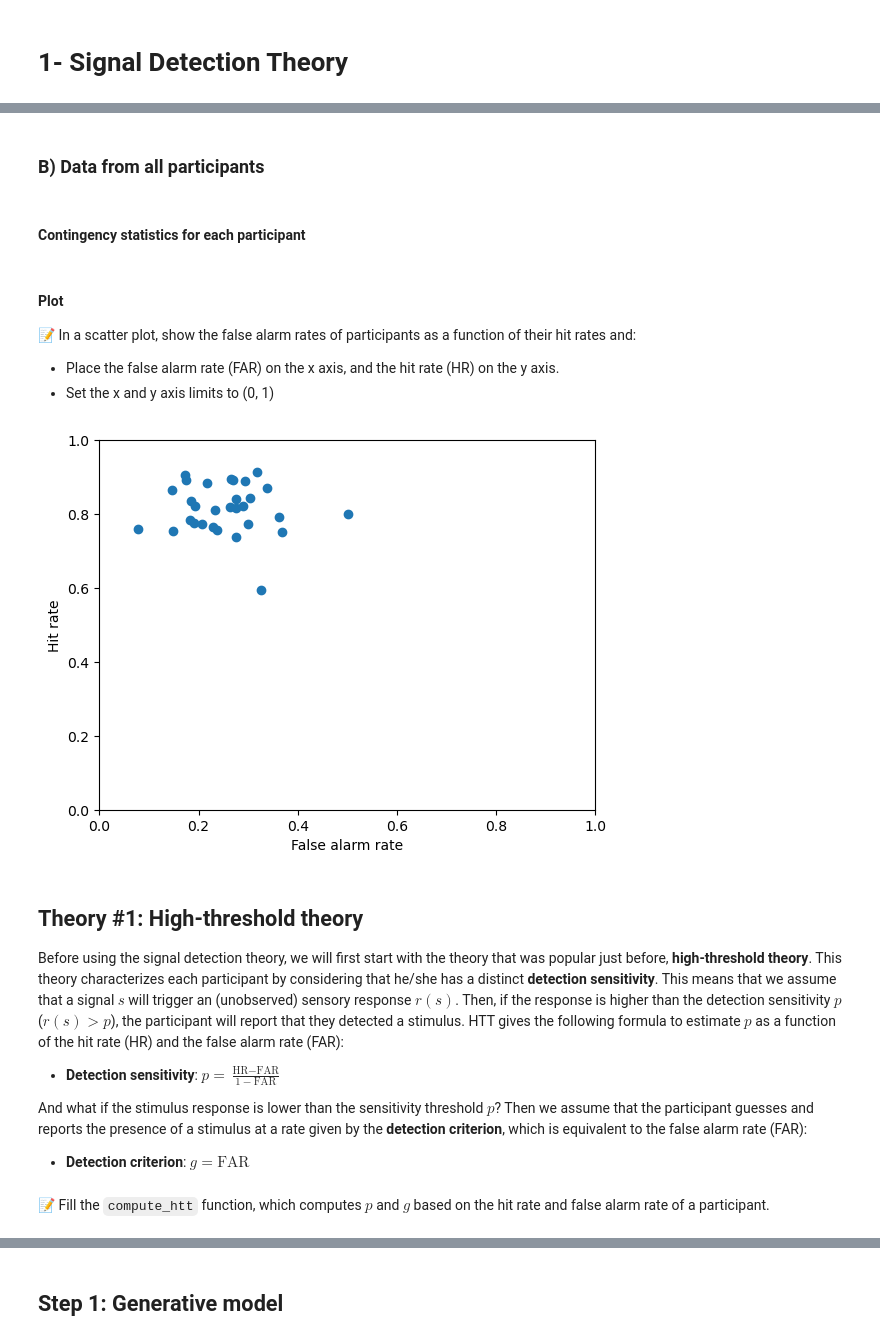
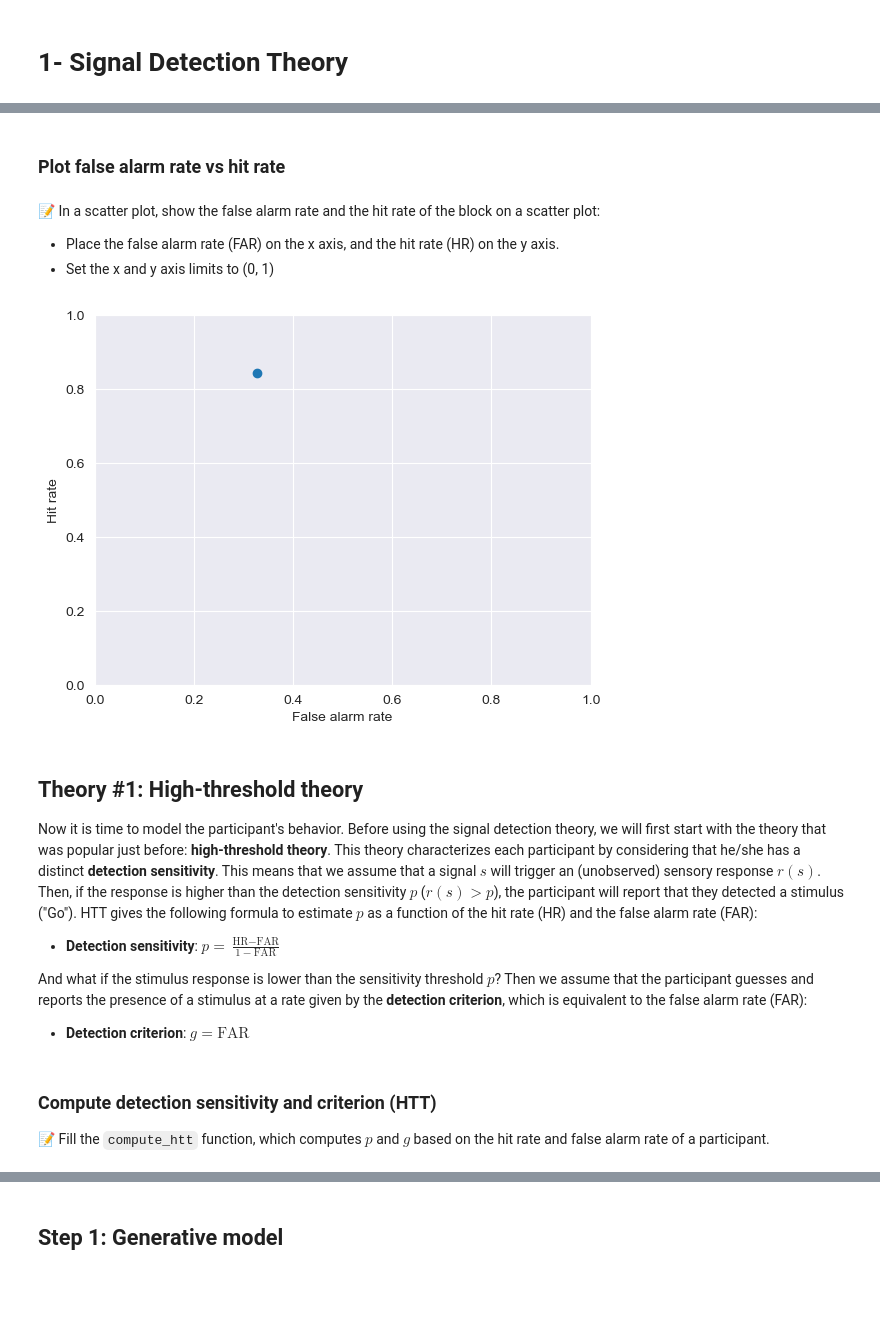
Before and after one commit to easiryne/cognitive-modeling-lab, a Jupyter notebook: TD_3/td3_notebook.ipynb, the cells around one changed output, grey strips where cells are left out. Saved outputs shown, nothing was run; the diff lists cells and outputs as text; code cells hidden in the pictures; blank space fills up the shorter version.

```diff
--- a/TD_3/td3_notebook.ipynb
+++ b/TD_3/td3_notebook.ipynb
@@ -102,14 +101,21 @@ Use the data of participant 1, block 2.
 # %%
-def contingency_statistics(data: pd.DataFrame):
-    stimuli = data['stim'] # Contains values among {-1, 1} (noise, signal+noise)
-    responses = data['resp'] # Contains values among {-1, 1} (no, yes)
+def contingency_statistics(data_block: pd.DataFrame):
+    # Step 1
+    stimuli = ...
+    responses = ...
 
-    # Your code here
+    # Step 2
     hits = ...
     fa = ...
     miss = ...
     cr = ...
 
-    return hits, fa, miss, cr
+    # Step 3
+    hit_rate = ...
+    fa_rate = ...
+    miss_rate = ...
+    cr_rate = ...
+
+    return hit_rate, fa_rate, miss_rate, cr_rate
 # %%
 # Solution
@@ -135,4 +143,5 @@ Test your function on the first participant, block 2. You should obtain hr=0.75,
 # %%
-hr, far, mr, cr = contingency_statistics(data.query("participant == 1 and block == 2"))
-hr, far, mr, cr
+# Solution
+hit_rate, fa_rate, miss_rate, cr_rate = contingency_statistics(data.query('participant == 1 and block == 1'))
+hit_rate, fa_rate, miss_rate, cr_rate
 # %% [output]
@@ -158,4 +180,2 @@ plot_contingency_matrix(hr, far, mr, cr)
 # %% [markdown]
-### B) Data from all participants
+### Plot false alarm rate vs hit rate
-# %% [markdown]
-#### Contingency statistics for each participant
@@ -164,34 +182,29 @@ plot_contingency_matrix(hr, far, mr, cr)
-# %%
-hit_rates = []
-false_alarm_rates = []
-for _, participant_data in data.groupby('participant'):
-    hr, far, mr, cr = contingency_statistics(participant_data)
-    hit_rates.append(hr)
-    false_alarm_rates.append(far)
 # %% [markdown]
-#### Plot
-📝 In a scatter plot, show the false alarm rates of participants as a function of their hit rates and:
+📝 In a scatter plot, show the false alarm rate and the hit rate of the block on a scatter plot:
 - Place the false alarm rate (FAR) on the x axis, and the hit rate (HR) on the y axis.
 - Set the x and y axis limits to (0, 1)
 # %%
-def plot_hr_far(hit_rates, false_alarm_rates):
+def plot_hr_far(hit_rate, fa_rate):
+    # Your code here
     ...
 
-plot_hr_far(hit_rates, false_alarm_rates)
+plot_hr_far(hit_rate, fa_rate)
 # %%
+# Solution
 def plot_hr_far(hit_rates, false_alarm_rates):
     plt.scatter(false_alarm_rates, hit_rates)
     plt.xlabel('False alarm rate')
     plt.ylabel('Hit rate')
     plt.xlim(0, 1)
     plt.ylim(0, 1)
 
-plot_hr_far(hit_rates, false_alarm_rates)
+plot_hr_far(hit_rate, fa_rate)
 # %% [output]
-[figure, old version]
+[figure, new version]
 # %% [markdown]
 ## Theory #1: High-threshold theory
-Before using the signal detection theory, we will first start with the theory that was popular just before, **high-threshold theory**. This theory characterizes each participant by considering that he/she has a distinct **detection sensitivity**. This means that we assume that a signal $s$ will trigger an (unobserved) sensory response $r(s)$. Then, if the response is higher than the detection sensitivity $p$ ($r(s) > p$), the participant will report that they detected a stimulus. HTT gives the following formula to estimate $p$ as a function of the hit rate (HR) and the false alarm rate (FAR):
+Now it is time to model the participant's behavior.
+Before using the signal detection theory, we will first start with the theory that was popular just before: **high-threshold theory**. This theory characterizes each participant by considering that he/she has a distinct **detection sensitivity**. This means that we assume that a signal $s$ will trigger an (unobserved) sensory response $r(s)$. Then, if the response is higher than the detection sensitivity $p$ ($r(s) > p$), the participant will report that they detected a stimulus ("Go"). HTT gives the following formula to estimate $p$ as a function of the hit rate (HR) and the false alarm rate (FAR):
 - **Detection sensitivity**: $p = \frac{\text{HR} - \text{FAR}}{1-\text{FAR}}$
 
 And what if the stimulus response is lower than the sensitivity threshold $p$? Then we assume that the participant guesses and reports the presence of a stimulus at a rate given by the **detection criterion**, which is equivalent to the false alarm rate (FAR):
@@ -202,3 +212,4 @@ And what if the stimulus response is lower than the sensitivity threshold $p$? T
 # %% [markdown]
+### Compute detection sensitivity and criterion (HTT)
 📝 Fill the `compute_htt` function, which computes $p$ and $g$ based on the hit rate and false alarm rate of a participant.
 # %%
```
Also changed, not shown: parts of 66 cells of this notebook, 3 other files.
